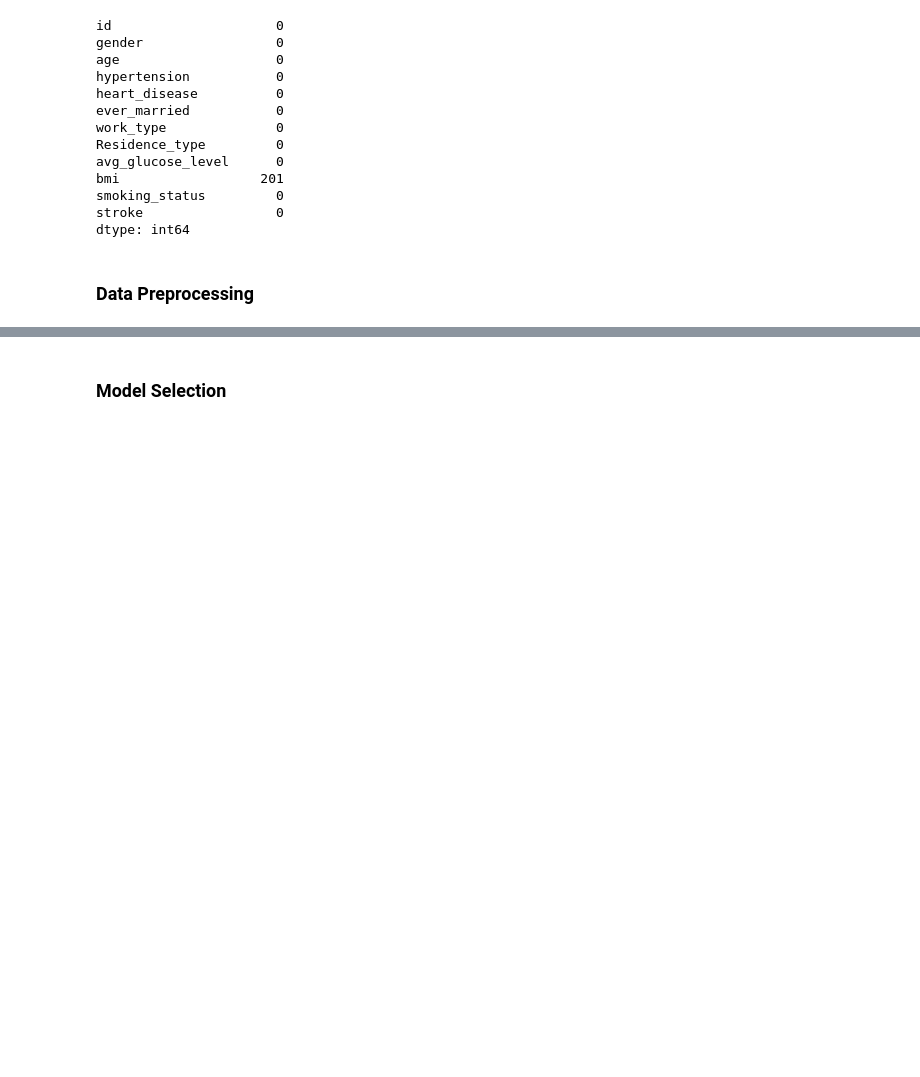
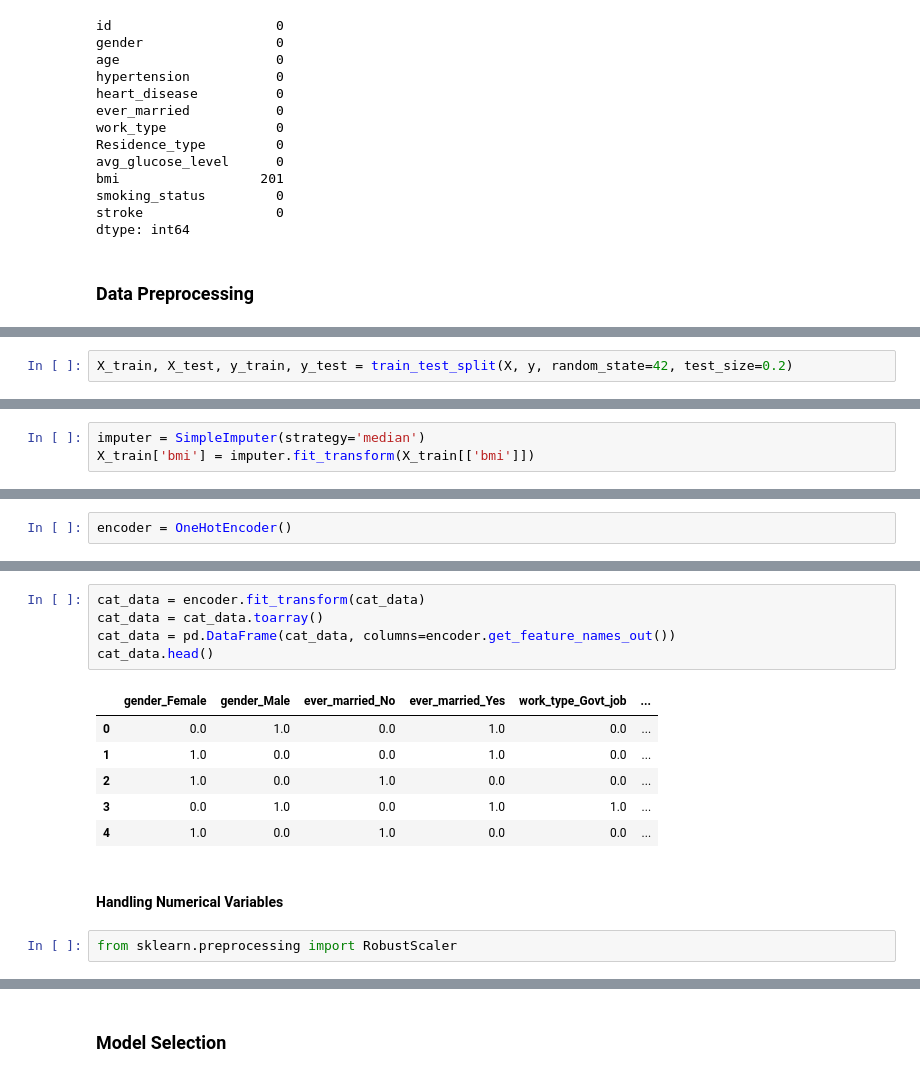
Before and after one commit to Tylikestocode/Machine-Learning, a Jupyter notebook: Stroke_Prediction/StrokePrediction.ipynb, the cells around one changed output, grey strips where cells are left out. Cells and saved outputs as stored; diff of their text form; blank space fills up the shorter version.

```diff
--- a/Stroke_Prediction/StrokePrediction.ipynb
+++ b/Stroke_Prediction/StrokePrediction.ipynb
@@ -80,0 +88,2 @@ dtype: int64
+# %%
+X_train, X_test, y_train, y_test = train_test_split(X, y, random_state=42, test_size=0.2)
@@ -80,0 +108,3 @@ dtype: int64
+# %%
+imputer = SimpleImputer(strategy='median')
+X_train['bmi'] = imputer.fit_transform(X_train[['bmi']])
@@ -80,0 +138,2 @@ dtype: int64
+# %%
+encoder = OneHotEncoder()
@@ -80,0 +150,16 @@ dtype: int64
+# %%
+cat_data = encoder.fit_transform(cat_data)
+cat_data = cat_data.toarray()
+cat_data = pd.DataFrame(cat_data, columns=encoder.get_feature_names_out())
+cat_data.head()
+# %% [output]
+|  | gender_Female | gender_Male | ever_married_No | ever_married_Yes | work_type_Govt_job | ... |
+| 0 | 0.0 | 1.0 | 0.0 | 1.0 | 0.0 | ... |
+| 1 | 1.0 | 0.0 | 0.0 | 1.0 | 0.0 | ... |
+| 2 | 1.0 | 0.0 | 1.0 | 0.0 | 0.0 | ... |
+| 3 | 0.0 | 1.0 | 0.0 | 1.0 | 1.0 | ... |
+| 4 | 1.0 | 0.0 | 1.0 | 0.0 | 0.0 | ... |
+# %% [markdown]
+#### Handling Numerical Variables
+# %%
+from sklearn.preprocessing import RobustScaler
```
Also changed, not shown: parts of 17 cells of this notebook, 2 other files.
